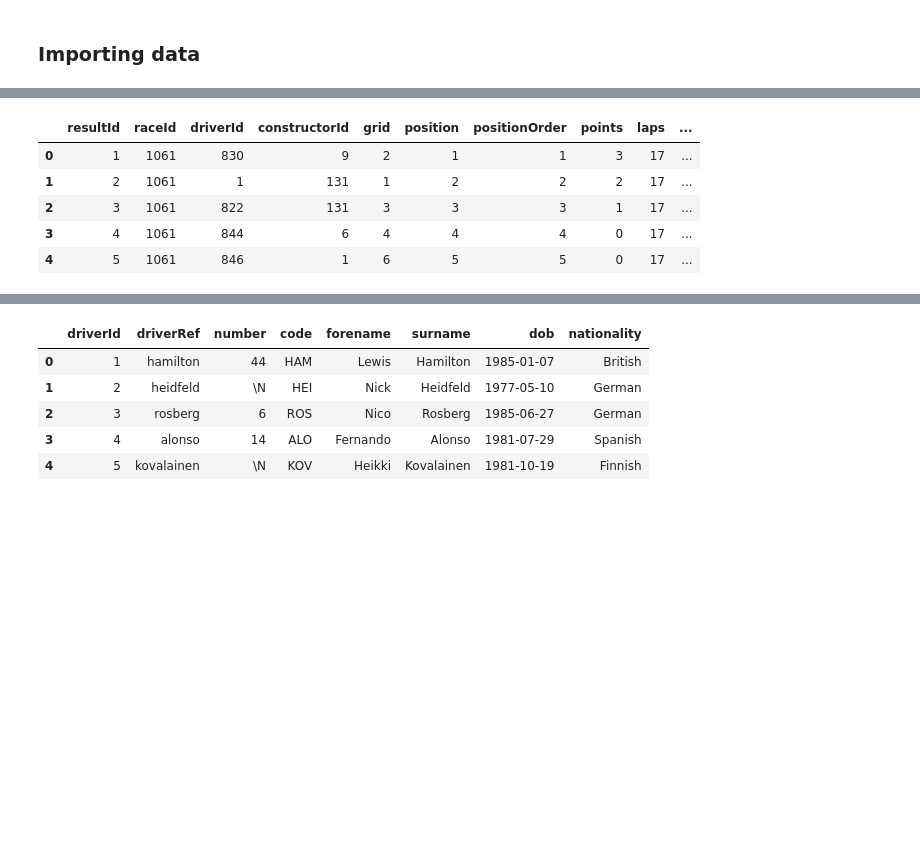
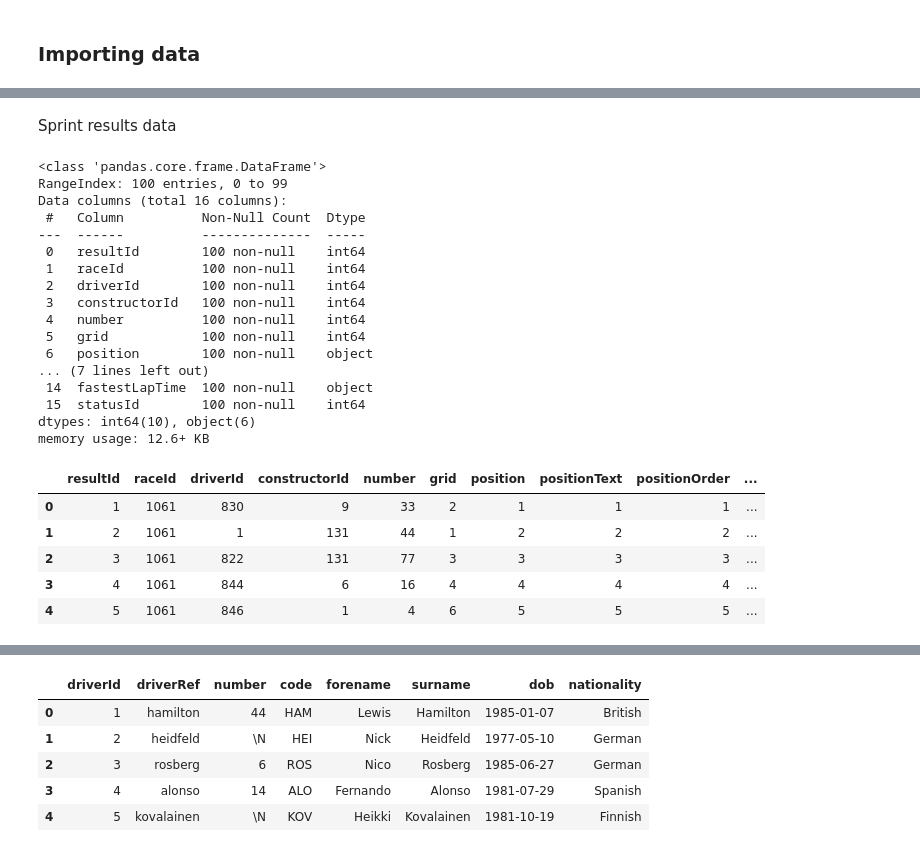
Before and after one commit to PraveenAyush/Formula-1-Analytics, a Jupyter notebook: f1_eda.ipynb, the cells around one changed output, grey strips where cells are left out. Saved outputs shown, nothing was run; the diff lists cells and outputs as text; code cells hidden in the pictures; blank space fills up the shorter version.

```diff
--- a/f1_eda.ipynb
+++ b/f1_eda.ipynb
@@ -29,13 +45,32 @@ status_df.head()
 | 2 | 3 | Accident |
 | 3 | 4 | Collision |
 | 4 | 5 | Engine |
+# %% [markdown]
+Sprint results data
 # %%
-sprints_df = sprints_df.drop(columns={'positionText', 'number'})
+sprints_df.info()
 sprints_df.head()
 # %% [output]
+<class 'pandas.core.frame.DataFrame'>
+RangeIndex: 100 entries, 0 to 99
+Data columns (total 16 columns):
+ #   Column          Non-Null Count  Dtype
+---  ------          --------------  -----
+ 0   resultId        100 non-null    int64
+ 1   raceId          100 non-null    int64
+ 2   driverId        100 non-null    int64
+ 3   constructorId   100 non-null    int64
+ 4   number          100 non-null    int64
+ 5   grid            100 non-null    int64
+ 6   position        100 non-null    object
+... (7 lines left out)
+ 14  fastestLapTime  100 non-null    object
+ 15  statusId        100 non-null    int64
+dtypes: int64(10), object(6)
+memory usage: 12.6+ KB
-|  | resultId | raceId | driverId | constructorId | grid | position | positionOrder | points | laps | ... |
-| 0 | 1 | 1061 | 830 | 9 | 2 | 1 | 1 | 3 | 17 | ... |
-| 1 | 2 | 1061 | 1 | 131 | 1 | 2 | 2 | 2 | 17 | ... |
-| 2 | 3 | 1061 | 822 | 131 | 3 | 3 | 3 | 1 | 17 | ... |
-| 3 | 4 | 1061 | 844 | 6 | 4 | 4 | 4 | 0 | 17 | ... |
-| 4 | 5 | 1061 | 846 | 1 | 6 | 5 | 5 | 0 | 17 | ... |
+|  | resultId | raceId | driverId | constructorId | number | grid | position | positionText | positionOrder | ... |
+| 0 | 1 | 1061 | 830 | 9 | 33 | 2 | 1 | 1 | 1 | ... |
+| 1 | 2 | 1061 | 1 | 131 | 44 | 1 | 2 | 2 | 2 | ... |
+| 2 | 3 | 1061 | 822 | 131 | 77 | 3 | 3 | 3 | 3 | ... |
+| 3 | 4 | 1061 | 844 | 6 | 16 | 4 | 4 | 4 | 4 | ... |
+| 4 | 5 | 1061 | 846 | 1 | 4 | 6 | 5 | 5 | 5 | ... |
```
Also changed, not shown: parts of 37 cells of this notebook.
